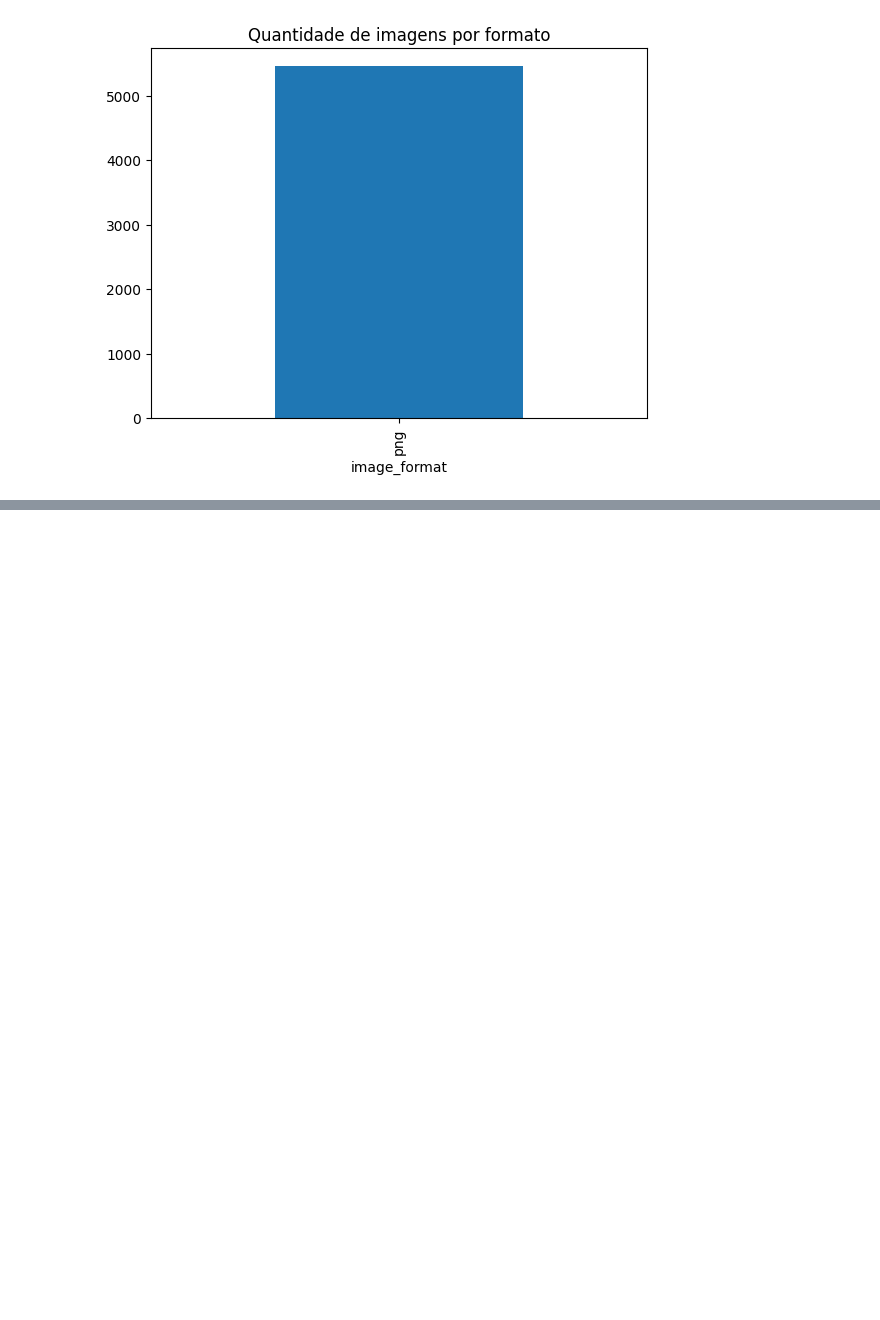
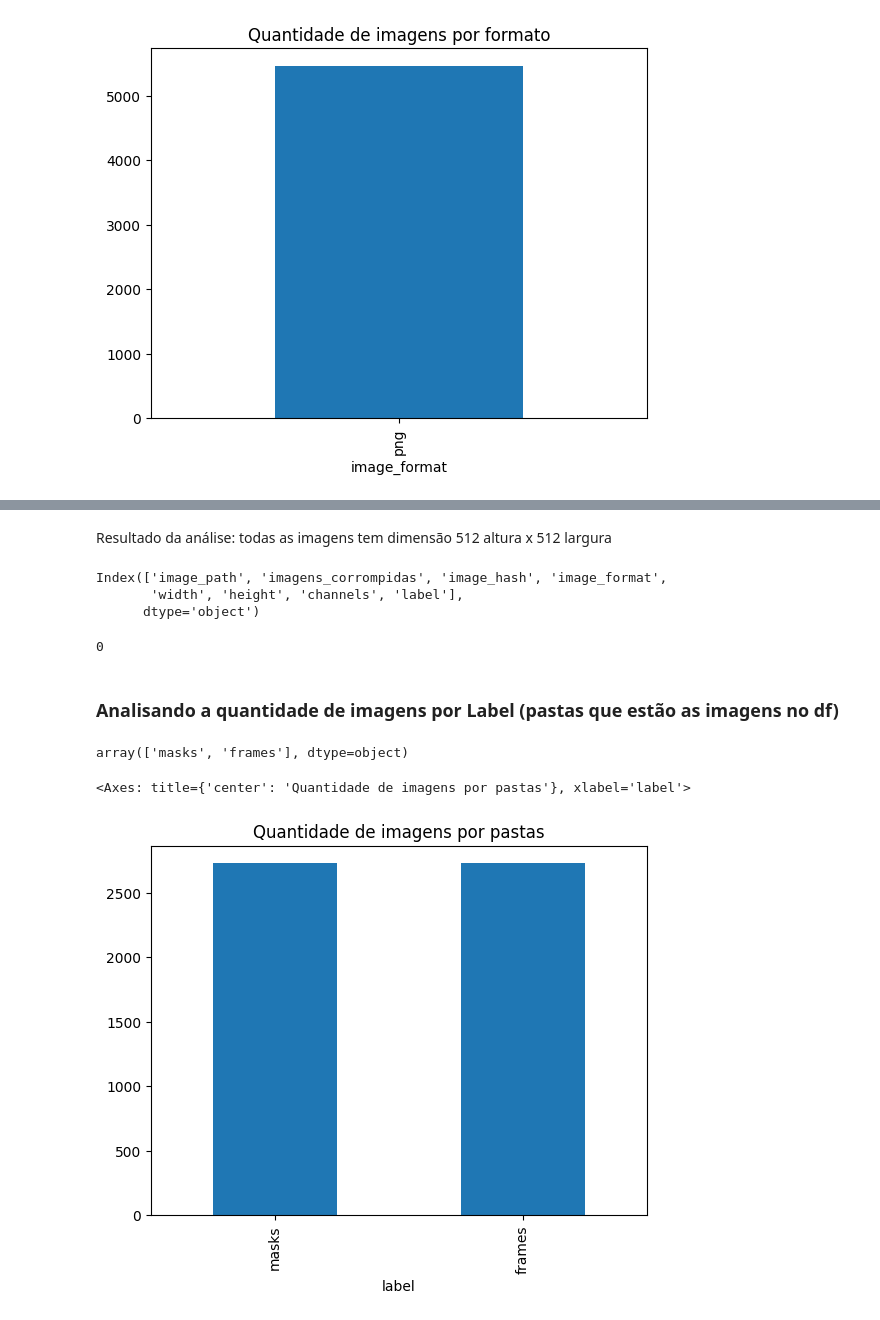
Before and after one commit to jessicamotam/AvantiBootcamp_ML, a Jupyter notebook: ML_Classificacao_Imagens.ipynb, the cells around one changed output, grey strips where cells are left out. Saved outputs shown, nothing was run; the diff lists cells and outputs as text; code cells hidden in the pictures; blank space fills up the shorter version.

```diff
--- a/ML_Classificacao_Imagens.ipynb
+++ b/ML_Classificacao_Imagens.ipynb
@@ -202,0 +250,27 @@ df['image_format'].value_counts().plot(kind='bar', title='Quantidade de imagens
+# %% [markdown]
+Resultado da análise: todas as imagens tem dimensão 512 altura x 512 largura
+# %%
+df.columns
+# %% [output]
+Index(['image_path', 'imagens_corrompidas', 'image_hash', 'image_format',
+       'width', 'height', 'channels', 'label'],
+      dtype='object')
+# %%
+# QAUNTIDADE DE IMAGENS CORROMPIDAS
+
+df['imagens_corrompidas'].sum()
+# %% [output]
+0
+# %% [markdown]
+### Analisando a quantidade de imagens por Label (pastas que estão as imagens no df)
+# %%
+# Verificando quais são as pastas
+df['label'].unique()
+# %% [output]
+array(['masks', 'frames'], dtype=object)
+# %%
+# Verificando a qtde de imagens em cada pasta
+df['label'].value_counts().plot(kind='bar', title='Quantidade de imagens por pastas')
+# %% [output]
+<Axes: title={'center': 'Quantidade de imagens por pastas'}, xlabel='label'>
+[figure, added]
```
Also changed, not shown: parts of 17 cells of this notebook.
